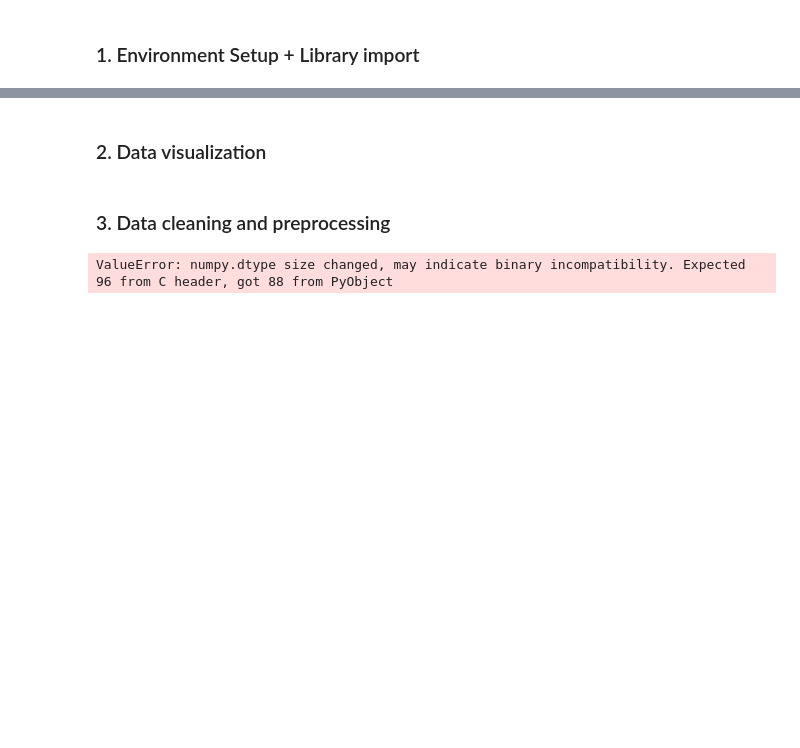
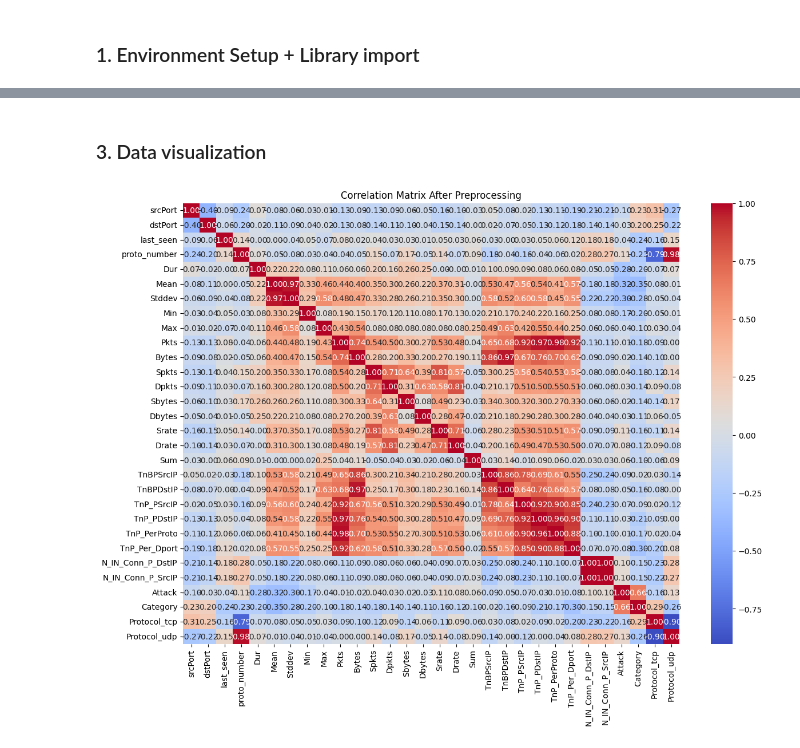
Before and after one commit to HarryTran2811/SDN_IoT_IDS, a Jupyter notebook: code/notebooks/baseline.ipynb, the cells around one changed output, grey strips where cells are left out. Drawn from its saved outputs; the diff is of its cells as text; code cells hidden in the pictures; blank space fills up the shorter version.

```diff
--- a/code/notebooks/baseline.ipynb
+++ b/code/notebooks/baseline.ipynb
@@ -4,0 +92,39 @@
+# %%
+"""Apply feature engineering steps like scaling, encoding, etc."""
+
+# Separate numerical and categorical columns
+num_cols = df.select_dtypes(include=['int64', 'float64']).columns
+cat_cols = df.select_dtypes(include=['object', 'category']).columns
+
+# One-hot encoding for categorical features (like Protocol)
+ohe = OneHotEncoder(sparse=False, drop='first')
+
+# Standardization
+# scaler = StandardScaler()
+# scaler = MinMaxScaler()
+scaler = RobustScaler()
+
+# ColumnTransformer to apply transformations to respective columns
+preprocessor = ColumnTransformer(
+    transformers=[
+        ('num', scaler, num_cols),
+        ('cat', ohe, cat_cols)
+    ]
+)
+
+
+# Apply the transformations
+df_preprocessed = preprocessor.fit_transform(df)
+
+# Convert back to DataFrame with proper column names
+df_encoded = pd.DataFrame(df_preprocessed, columns=num_cols.tolist() + preprocessor.named_transformers_['cat'].get_feature_names_out(cat_cols).tolist())
+# %%
+# Isolation Forest for outlier detection
+iso_forest = IsolationForest(contamination=0.01)
+outliers = iso_forest.fit_predict(df_encoded)
+
+# Remove outliers
+df_cleaned = df_encoded[outliers != -1]
+
+# # Save cleaned data
+# df_cleaned.to_csv('dataset/cleaned_dataset.csv', index=False)
@@ -5,16 +145,9 @@
 # %% [markdown]
-### 2. Data visualization
+### 3. Data visualization
-# %% [markdown]
-### 3. Data cleaning and preprocessing
-# %%
-import pandas as pd
-
-# Load the dataset
-df = pd.read_csv('dataset/SDN_IoT-Dataset/5-iot/35000_each.csv')
-
-# Quick overview of the dataset
-print(df.info())
-print(df.describe())
-print(df.head())
-# %% [output]
-ValueError: numpy.dtype size changed, may indicate binary incompatibility. Expected 96 from C header, got 88 from PyObject
+# %%
+plt.figure(figsize=(14, 10))
+sns.heatmap(df_cleaned.corr(), annot=True, fmt=".2f", cmap='coolwarm')
+plt.title('Correlation Matrix After Preprocessing')
+plt.show()
+# %% [output]
+[figure, added]
```
Also changed, not shown: parts of 24 cells of this notebook, 3 other files.
